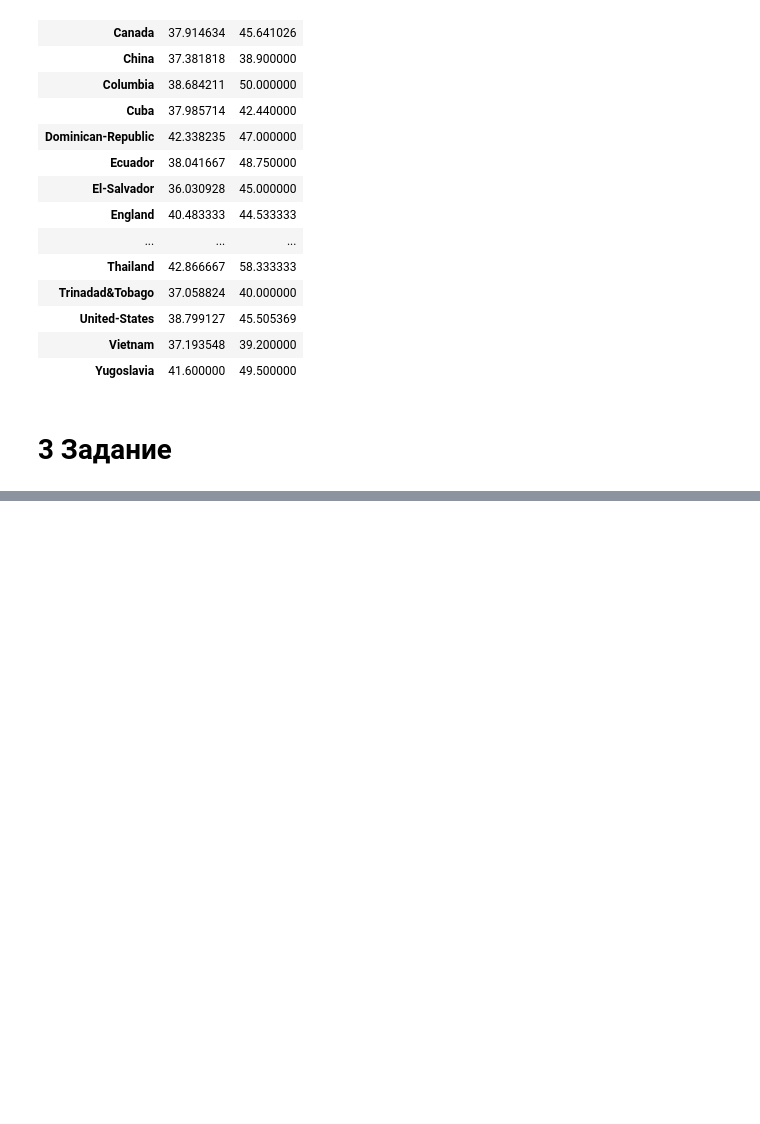
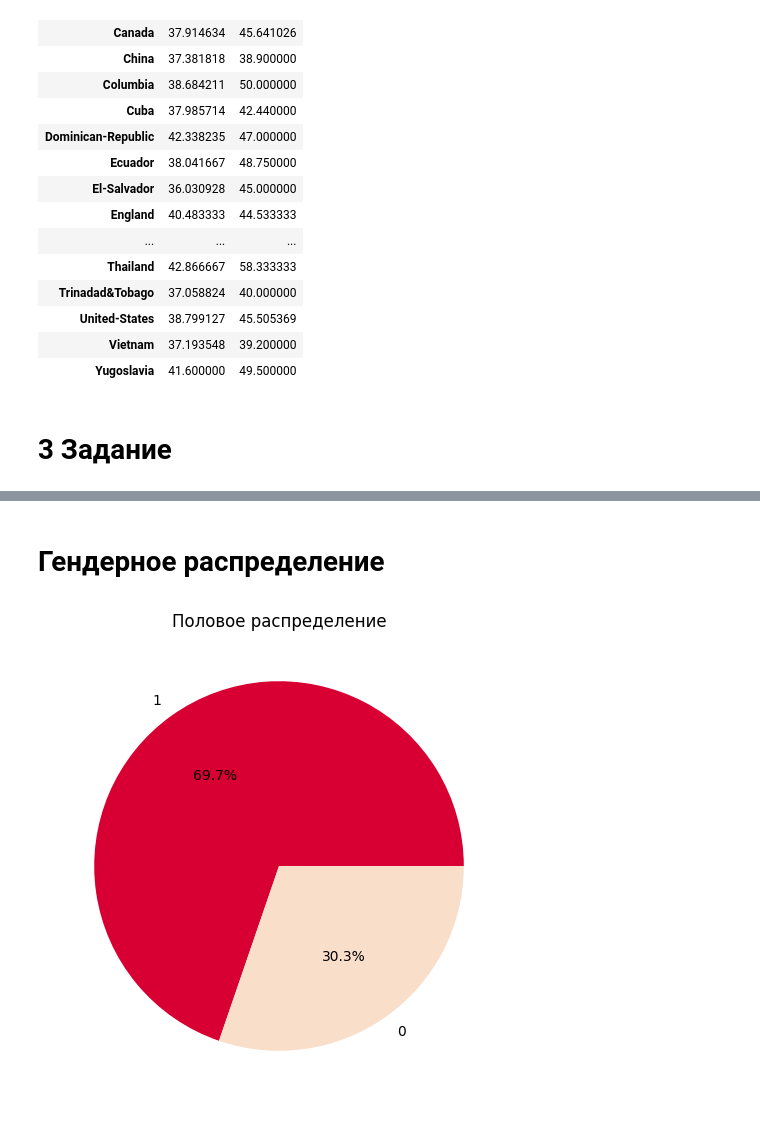
Before and after one commit to TimmmofeyD/timo_3_course, a Jupyter notebook: practice_1.ipynb, the cells around one changed output, grey strips where cells are left out. Cells and saved outputs as stored; diff of their text form; code cells hidden in the pictures; blank space fills up the shorter version.

```diff
--- a/practice_1.ipynb
+++ b/practice_1.ipynb
@@ -178,3 +179,7 @@ data.groupby(['native-country', 'salary'])['hours-per-week'].mean().unstack()
 | Yugoslavia | 41.600000 | 49.500000 |
 # %% [markdown]
 # 3 Задание
+# %%
+df = pd.read_csv("/content/heart_attack_prediction_dataset.csv")
+# %%
+df = df.replace(["Male", "Female"], [1, 0])
@@ -180,0 +196,12 @@ data.groupby(['native-country', 'salary'])['hours-per-week'].mean().unstack()
+# %% [markdown]
+# Гендерное распределение
+# %%
+gender_heart_attack = df.groupby(['Sex', 'Heart Attack Risk']).size().unstack().fillna(0)
+
+plt.figure(figsize=(8, 6))
+gender_counts = df['Sex'].value_counts()
+plt.pie(gender_counts, labels=gender_counts.index, autopct='%1.1f%%', colors=['#D80032', '#F9DEC9'])
+plt.title('Половое распределение')
+plt.show()
+# %% [output]
+[figure, added]
```
Also changed, not shown: parts of 12 cells of this notebook.
